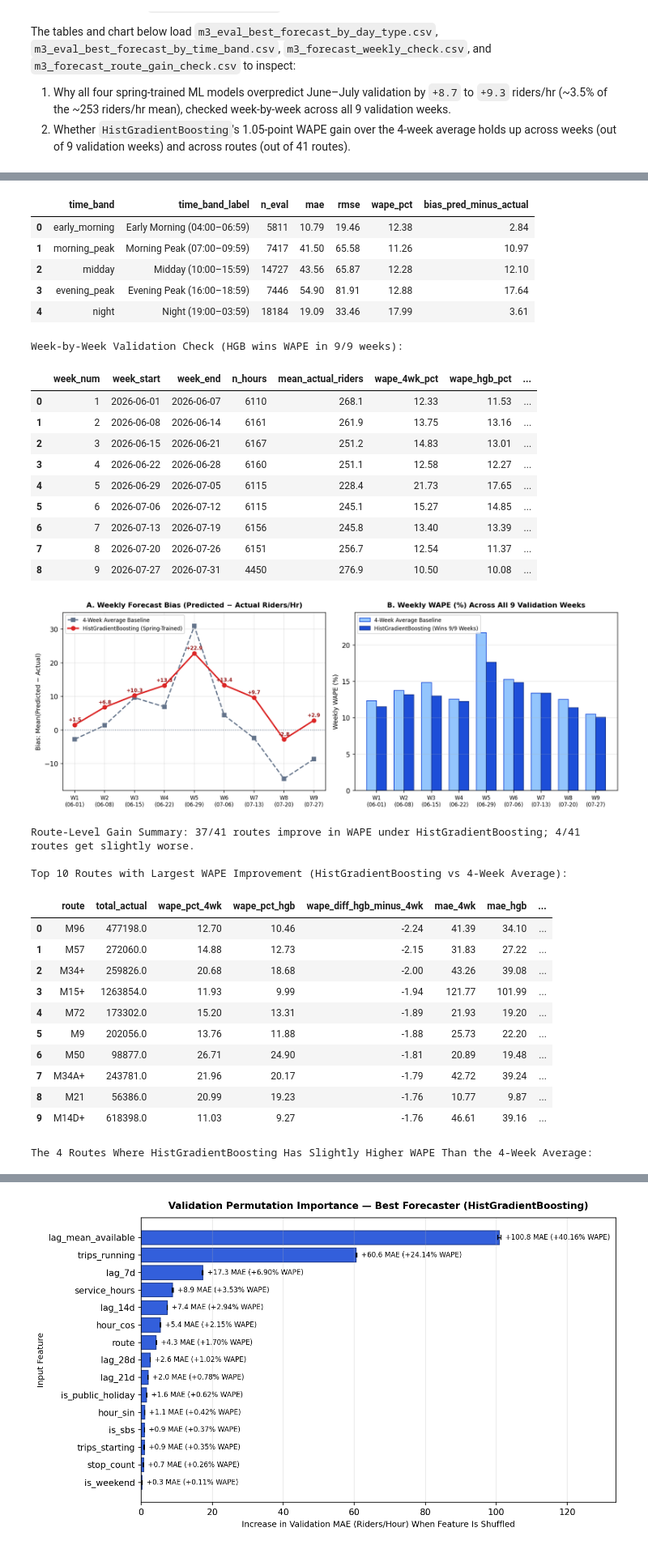
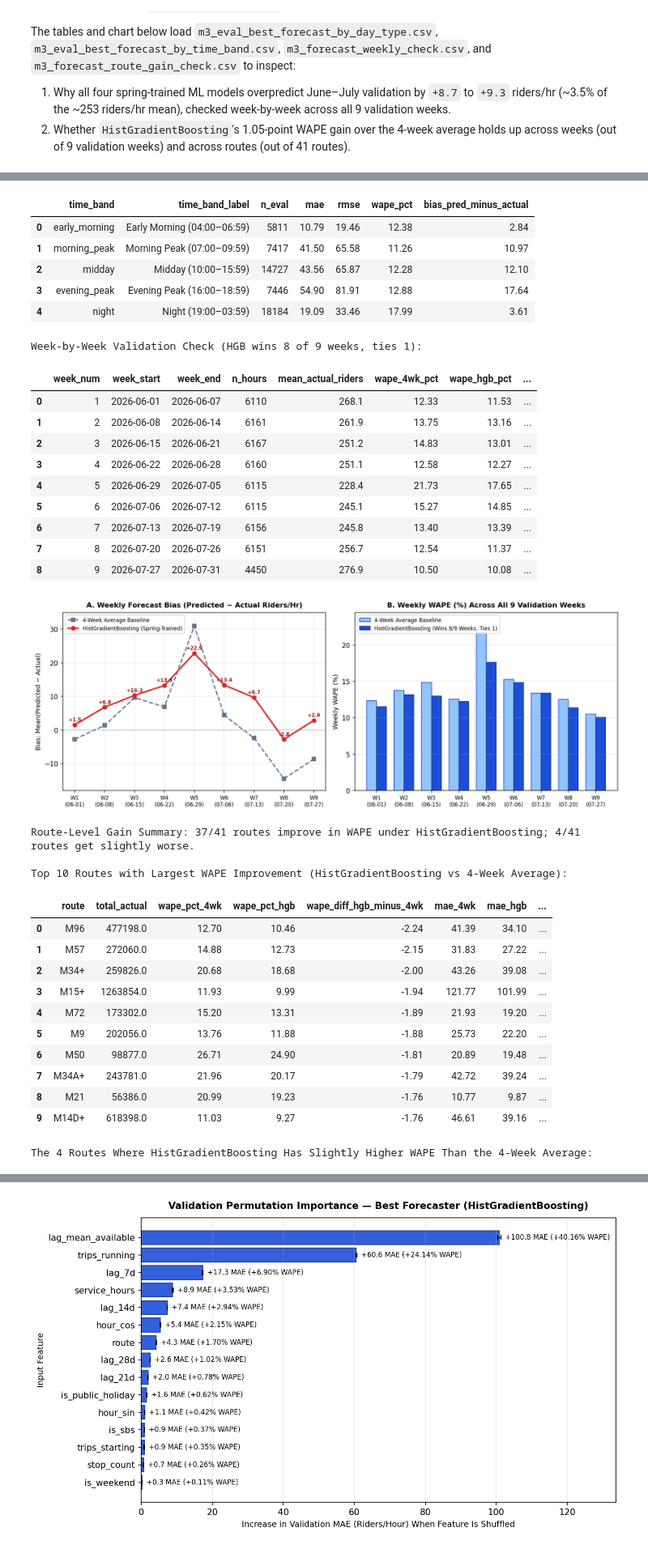
Before and after one commit to springboardmentor441p-coderr/Powered-Public-Transit-Route-Optimization, a Jupyter notebook: notebooks/routeranker.ipynb, the cells around one changed output, grey strips where cells are left out. Shown at 81% size. Saved outputs shown, nothing was run; the diff lists cells and outputs as text; code cells hidden in the pictures.

```diff
--- a/notebooks/routeranker.ipynb
+++ b/notebooks/routeranker.ipynb
@@ -994,7 +994,9 @@ display(best_day[["day_type", "n_eval", "mae", "rmse", "wape_pct", "bias_pred_mi
 print("\nBest Forecaster (HistGradientBoosting) — Breakdown by Canonical Time Band:")
 display(best_band[["time_band", "time_band_label", "n_eval", "mae", "rmse", "wape_pct", "bias_pred_minus_actual"]])
 
-print(f"\nWeek-by-Week Validation Check (HGB wins WAPE in {int(weekly_df['hgb_wins_wape'].sum())}/{len(weekly_df)} weeks):")
+n_wins = int((weekly_df["weekly_outcome"] == "Win").sum())
+n_ties = int((weekly_df["weekly_outcome"] == "Tie").sum())
+print(f"\nWeek-by-Week Validation Check (HGB wins {n_wins} of {len(weekly_df)} weeks, ties {n_ties}):")
 display(weekly_df)
 
 fig, (ax1, ax2) = plt.subplots(1, 2, figsize=(12.5, 4.6), dpi=150)
@@ -1016,7 +1018,7 @@ ax1.legend(loc="upper left", fontsize=8)
 
 w = 0.36
 ax2.bar(x_wk - w / 2, weekly_df["wape_4wk_pct"], w, color="#93c5fd", edgecolor="#1d4ed8", label="4-Week Average Baseline")
-ax2.bar(x_wk + w / 2, weekly_df["wape_hgb_pct"], w, color="#1d4ed8", edgecolor="#1e3a8a", label="HistGradientBoosting (Wins 9/9 Weeks)")
+ax2.bar(x_wk + w / 2, weekly_df["wape_hgb_pct"], w, color="#1d4ed8", edgecolor="#1e3a8a", label="HistGradientBoosting (Wins 8/9 Weeks, Ties 1)")
 ax2.set_title("B. Weekly WAPE (%) Across All 9 Validation Weeks", fontsize=10.5, fontweight="bold", pad=8)
 ax2.set_ylabel("Weekly WAPE (%)", fontsize=9.5)
 ax2.set_xticks(x_wk)
@@ -1037,35 +1039,35 @@ display(route_gain_df.head(10)[
     ["route", "total_actual", "wape_pct_4wk", "wape_pct_hgb", "wape_diff_hgb_minus_4wk", "mae_4wk", "mae_hgb", "bias_pred_minus_actual_4wk", "bias_pred_minus_actual_hgb"]
 ])
 print("\nThe 4 Routes Where HistGradientBoosting Has Slightly Higher WAPE Than the 4-Week Average:")
 display(route_gain_df[route_gain_df["wape_diff_hgb_minus_4wk"] > 0].sort_values("wape_diff_hgb_minus_4wk", ascending=False)[
     ["route", "total_actual", "wape_pct_4wk", "wape_pct_hgb", "wape_diff_hgb_minus_4wk", "mae_4wk", "mae_hgb", "bias_pred_minus_actual_4wk", "bias_pred_minus_actual_hgb"]
 ])
 # %% [output]
 Best Forecaster (HistGradientBoosting) — Breakdown by Day Type (53,585 common rows):
 |  | day_type | n_eval | mae | rmse | wape_pct | bias_pred_minus_actual |
 | 0 | Typical Weekday | 38200 | 32.24 | 54.03 | 11.48 | 8.65 |
 | 1 | Typical Saturday | 5988 | 34.90 | 58.29 | 17.70 | 8.69 |
 | 2 | Typical Sunday | 6801 | 31.65 | 54.76 | 18.75 | 5.37 |
 | 3 | Special/Excluded | 2596 | 43.27 | 78.64 | 21.80 | 20.76 |
 Best Forecaster (HistGradientBoosting) — Breakdown by Canonical Time Band:
 |  | time_band | time_band_label | n_eval | mae | rmse | wape_pct | bias_pred_minus_actual |
 | 0 | early_morning | Early Morning (04:00–06:59) | 5811 | 10.79 | 19.46 | 12.38 | 2.84 |
 | 1 | morning_peak | Morning Peak (07:00–09:59) | 7417 | 41.50 | 65.58 | 11.26 | 10.97 |
 | 2 | midday | Midday (10:00–15:59) | 14727 | 43.56 | 65.87 | 12.28 | 12.10 |
 | 3 | evening_peak | Evening Peak (16:00–18:59) | 7446 | 54.90 | 81.91 | 12.88 | 17.64 |
 | 4 | night | Night (19:00–03:59) | 18184 | 19.09 | 33.46 | 17.99 | 3.61 |
-Week-by-Week Validation Check (HGB wins WAPE in 9/9 weeks):
+Week-by-Week Validation Check (HGB wins 8 of 9 weeks, ties 1):
 |  | week_num | week_start | week_end | n_hours | mean_actual_riders | wape_4wk_pct | wape_hgb_pct | ... |
 | 0 | 1 | 2026-06-01 | 2026-06-07 | 6110 | 268.1 | 12.33 | 11.53 | ... |
 | 1 | 2 | 2026-06-08 | 2026-06-14 | 6161 | 261.9 | 13.75 | 13.16 | ... |
 | 2 | 3 | 2026-06-15 | 2026-06-21 | 6167 | 251.2 | 14.83 | 13.01 | ... |
 | 3 | 4 | 2026-06-22 | 2026-06-28 | 6160 | 251.1 | 12.58 | 12.27 | ... |
 | 4 | 5 | 2026-06-29 | 2026-07-05 | 6115 | 228.4 | 21.73 | 17.65 | ... |
 | 5 | 6 | 2026-07-06 | 2026-07-12 | 6115 | 245.1 | 15.27 | 14.85 | ... |
 | 6 | 7 | 2026-07-13 | 2026-07-19 | 6156 | 245.8 | 13.40 | 13.39 | ... |
 | 7 | 8 | 2026-07-20 | 2026-07-26 | 6151 | 256.7 | 12.54 | 11.37 | ... |
 | 8 | 9 | 2026-07-27 | 2026-07-31 | 4450 | 276.9 | 10.50 | 10.08 | ... |
-[figure, old version]
+[figure, new version]
 Route-Level Gain Summary: 37/41 routes improve in WAPE under HistGradientBoosting; 4/41 routes get slightly worse.
 
 Top 10 Routes with Largest WAPE Improvement (HistGradientBoosting vs 4-Week Average):
```
Also changed, not shown: parts of 13 cells of this notebook, 20 other files.
